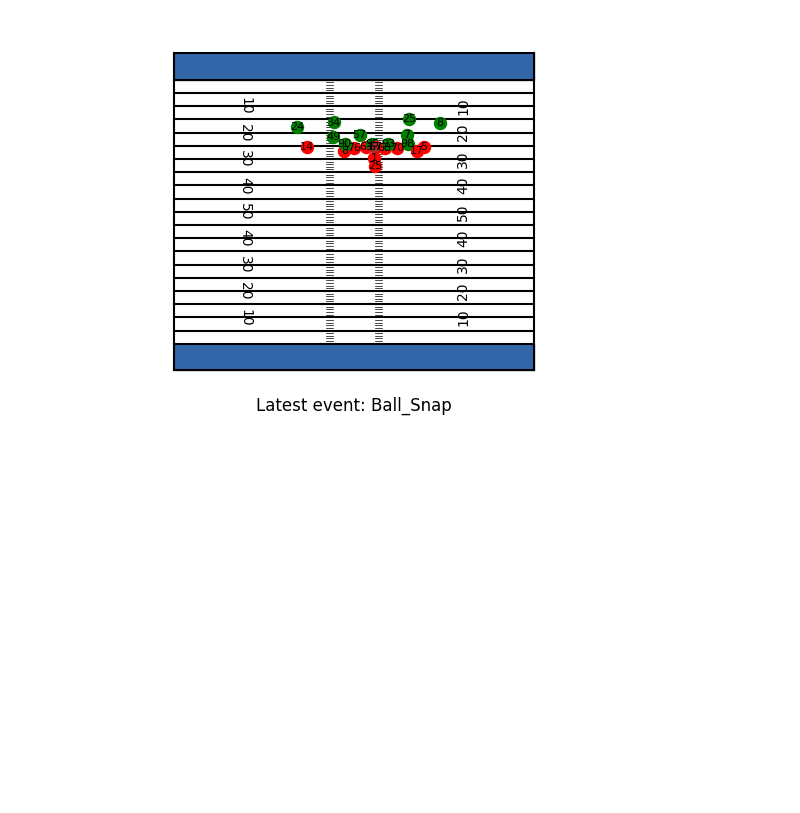
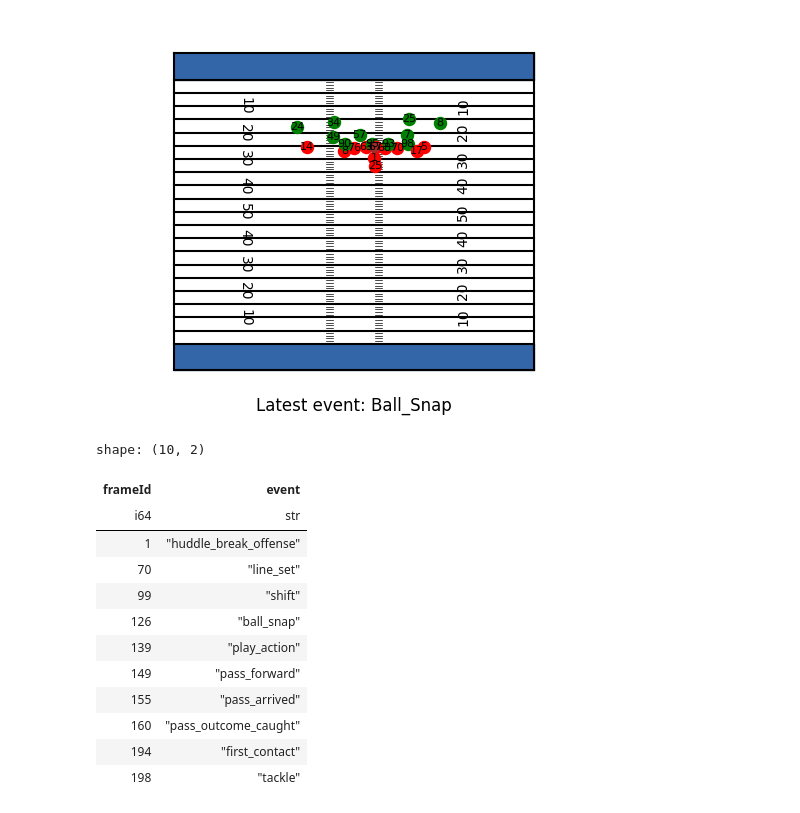
Before and after one commit to ianastalosh/big_data_bowl_2025, a Jupyter notebook: notebooks/plotting/images_for_final_notebook.ipynb, the cells around one changed output. Cells and saved outputs as stored; diff of their text form; code cells hidden in the pictures; blank space fills up the shorter version.

```diff
--- a/notebooks/plotting/images_for_final_notebook.ipynb
+++ b/notebooks/plotting/images_for_final_notebook.ipynb
@@ -91,3 +91,20 @@ play2_plot.plot_frame(46)
 play2_plot.plot_frame(204)
 # %% [output]
 [figure]
+# %%
+play3_tracking = data.tracking_data.filter((pl.col("gameId") == 2022102303) & (pl.col("playId") == 2646)).collect()
+play3_tracking.filter((pl.col("event") != "NA") & (pl.col("club") == "football")).select(["frameId", "event"]).sort("frameId")
+# %% [output]
+shape: (10, 2)
+| frameId | event |
+| i64 | str |
+| 1 | "huddle_break_offense" |
+| 70 | "line_set" |
+| 99 | "shift" |
+| 126 | "ball_snap" |
+| 139 | "play_action" |
+| 149 | "pass_forward" |
+| 155 | "pass_arrived" |
+| 160 | "pass_outcome_caught" |
+| 194 | "first_contact" |
+| 198 | "tackle" |
```
Also changed, not shown: parts of 2 cells of this notebook, 3 other files.
